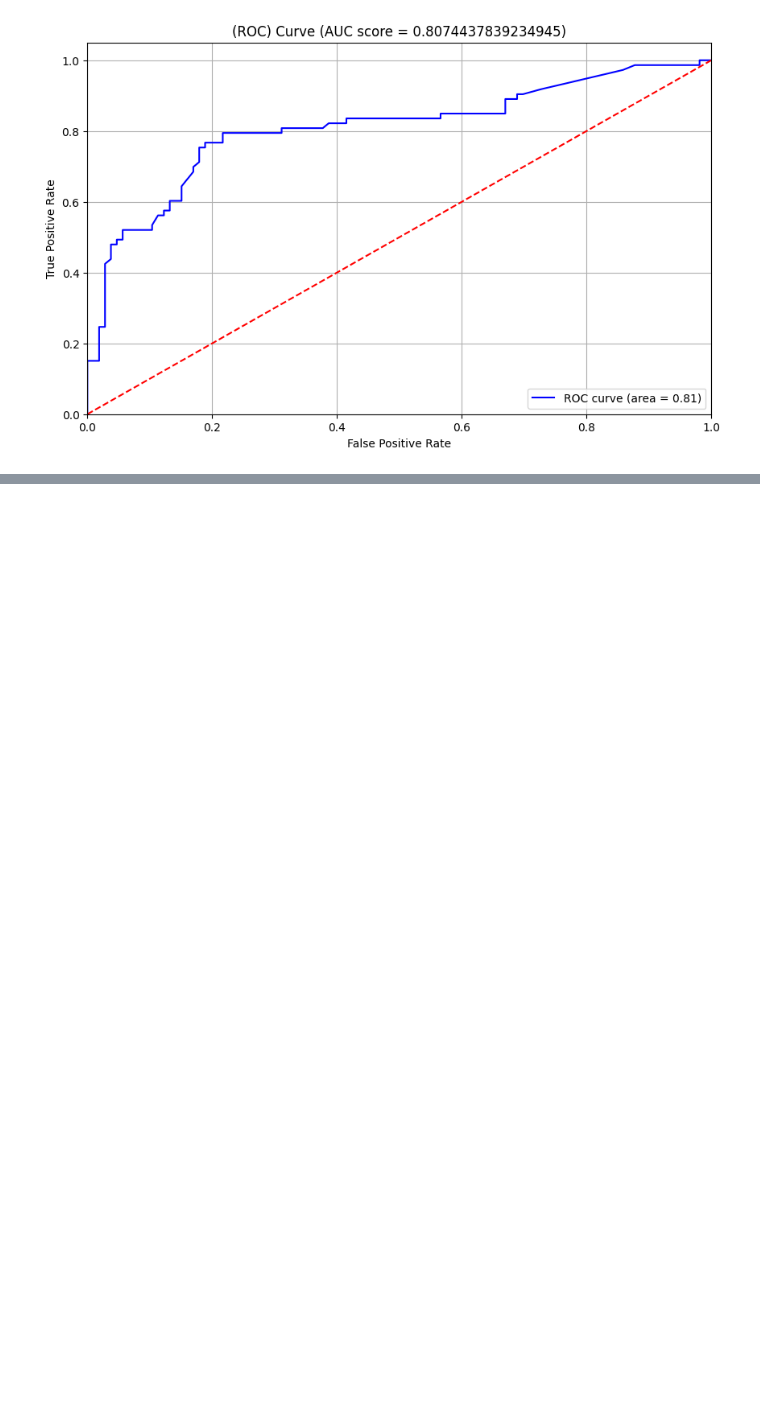
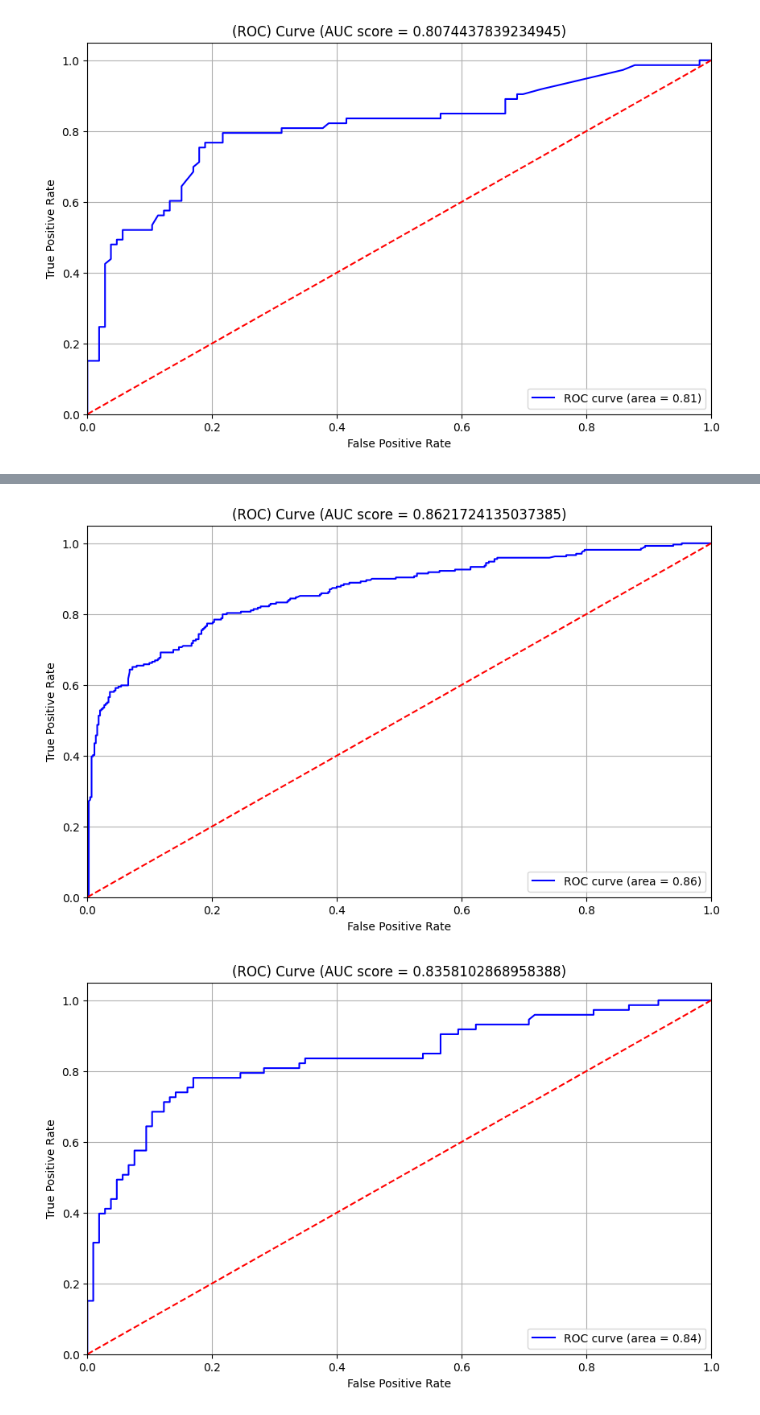
Before and after one commit to JakubWujec/titanic-prediction, a Jupyter notebook: notebooks/lr.ipynb, the cells around one changed output, grey strips where cells are left out. Drawn from its saved outputs; the diff is of its cells as text; code cells hidden in the pictures; blank space fills up the shorter version.

```diff
--- a/notebooks/lr.ipynb
+++ b/notebooks/lr.ipynb
@@ -107,0 +119,11 @@ plot_roc_curve(y_true=y_val, y_score=y_pred)
+# %%
+features = ['age', 'sibsp', 'fare', 'pclass', 'sex', 'parch']
+dv, model = train(df_train, y_train, features)
+y_pred = predict(df_val, dv, features, model)
+y_pred_train = predict(df_train, dv, features, model)
+
+plot_roc_curve(y_true=y_train, y_score=y_pred_train)
+plot_roc_curve(y_true=y_val, y_score=y_pred)
+# %% [output]
+[figure, added]
+[figure, added]
```
Also changed, not shown: parts of 2 cells of this notebook, 3 other files.
